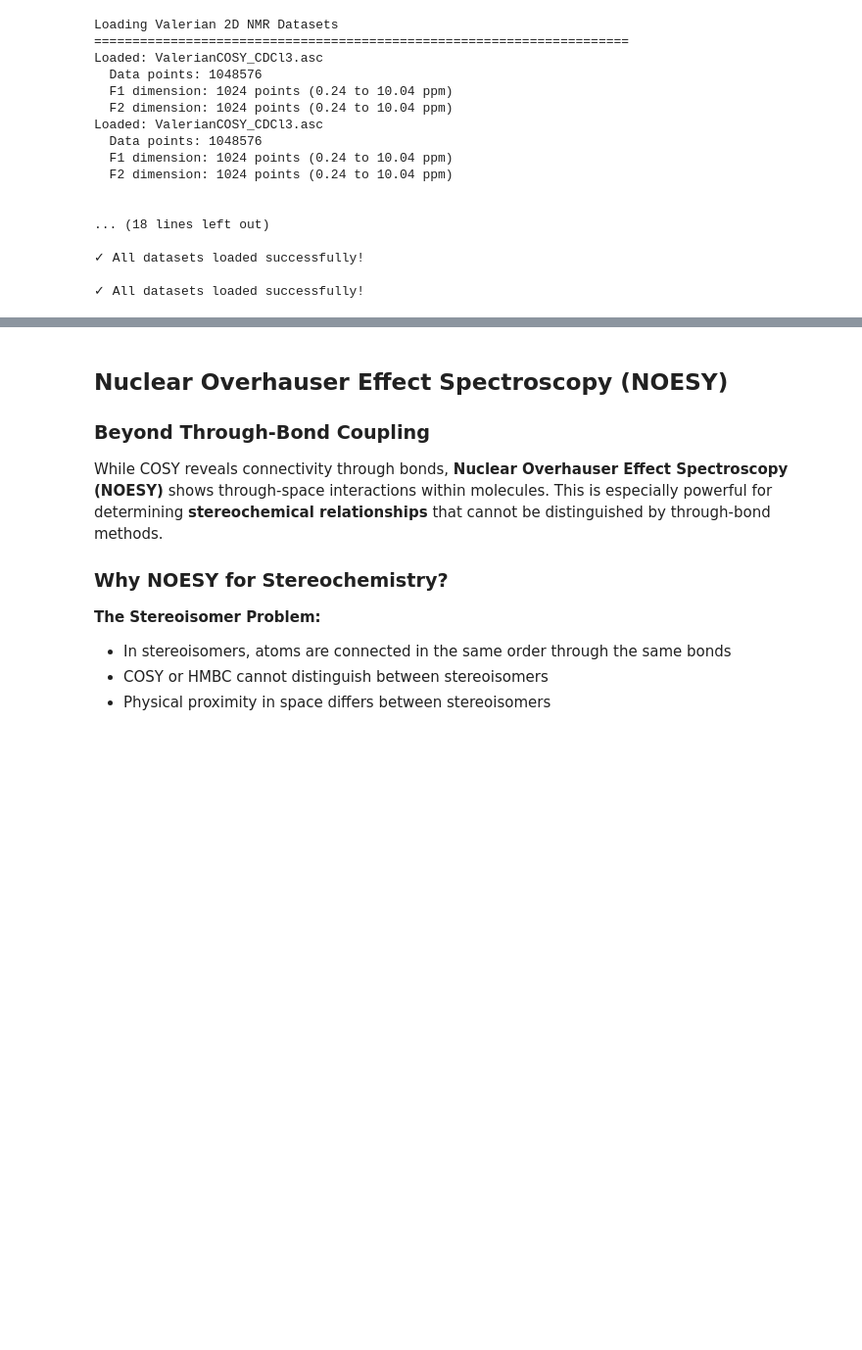
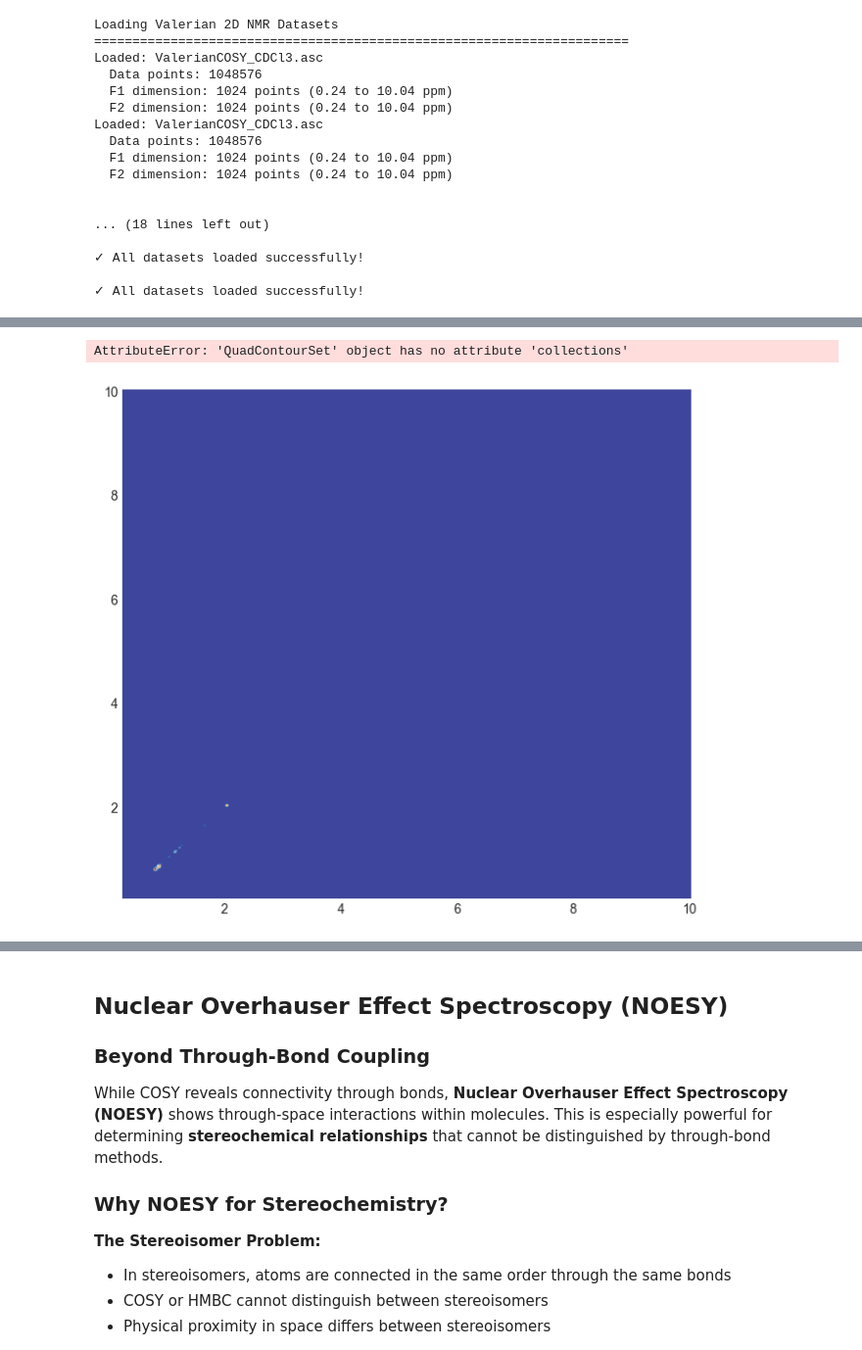
Before and after one commit to Quintinlf/NMR-Project, a Jupyter notebook: fall_semester_2025/2D_nmr.ipynb, the cells around one changed output, grey strips where cells are left out. Shown at 98% size. Cells and saved outputs as stored; diff of their text form; code cells hidden in the pictures; blank space fills up the shorter version.

Commit message:
Started the presentation parts

```diff
--- a/fall_semester_2025/2D_nmr.ipynb
+++ b/fall_semester_2025/2D_nmr.ipynb
@@ -1294,0 +778,70 @@ This notebook now includes **real experimental 2D NMR data** from Valerian root
+# %%
+# Plot COSY spectrum from real Valerian data with projections (enhanced peak visibility)
+from scipy.ndimage import gaussian_filter
+
+# Smooth slightly to aid weak peak visualization (non-destructive)
+cosy_intensity_sm = gaussian_filter(cosy_data['intensity_grid'], sigma=0.6)
+
+fig = plt.figure(figsize=(10, 9))
+gs = fig.add_gridspec(2, 2, width_ratios=[4, 1], height_ratios=[1, 4],
+                      hspace=0.05, wspace=0.05)
+
+# Main 2D plot
+ax_main = fig.add_subplot(gs[1, 0])
+ax_main.set_facecolor('white')  # make middle white
+
+# Robust level selection using percentiles to avoid empty-looking grids
+imax = np.max(cosy_intensity_sm)
+low = np.percentile(cosy_intensity_sm, 90) * 0.2  # start lower
+levels = np.linspace(max(low, imax * 0.01), imax * 0.85, 50)
+
+contourf = ax_main.contourf(cosy_data['f2_grid'], cosy_data['f1_grid'],
+                            cosy_intensity_sm,
+                            levels=60, cmap='RdYlBu_r', alpha=0.95)
+# Optional: lighten fill to make white background more visible
+for c in contourf.collections:
+    c.set_alpha(0.85)
+# Keep dashed diagonal and “spots” (contour lines)
+ax_main.contour(cosy_data['f2_grid'], cosy_data['f1_grid'],
+                cosy_intensity_sm,
+                levels=levels, colors='black', linewidths=0.6, alpha=0.6)
+
+# Diagonal
+f_min = min(cosy_data['f2'].min(), cosy_data['f1'].min())
+f_max = max(cosy_data['f2'].max(), cosy_data['f1'].max())
+ax_main.plot([f_min, f_max], [f_min, f_max], 'k--', linewidth=1.2, alpha=0.6)
+
+ax_main.set_xlabel('F2: ¹H Chemical Shift (ppm)', fontsize=11, fontweight='bold')
+ax_main.set_ylabel('F1: ¹H Chemical Shift (ppm)', fontsize=11, fontweight='bold')
+ax_main.invert_xaxis()
+ax_main.invert_yaxis()
+
+# Top projection (F2 dimension)
+ax_top = fig.add_subplot(gs[0, 0], sharex=ax_main)
+f2_projection = np.sum(cosy_intensity_sm, axis=0)
+ax_top.plot(cosy_data['f2'], f2_projection, 'g-', linewidth=1.2)
+ax_top.fill_between(cosy_data['f2'], f2_projection, alpha=0.3, color='green')
+ax_top.set_ylabel('Intensity', fontsize=9)
+ax_top.tick_params(labelbottom=False)
+ax_top.set_title('¹H-¹H COSY - Valerian Root Extract', fontsize=13, fontweight='bold', pad=10)
+
+# Right projection (F1 dimension)
+ax_right = fig.add_subplot(gs[1, 1], sharey=ax_main)
+f1_projection = np.sum(cosy_intensity_sm, axis=1)
+ax_right.plot(f1_projection, cosy_data['f1'], 'g-', linewidth=1.2)
+ax_right.fill_betweenx(cosy_data['f1'], f1_projection, alpha=0.3, color='green')
+ax_right.set_xlabel('Intensity', fontsize=9)
+ax_right.tick_params(labelleft=False)
+
+plt.tight_layout()
+plt.show()
+
+print("COSY Spectrum Analysis - Valerian Root")
+print("=" * 70)
+print(f"F1 range: {cosy_data['f1'].min():.2f} to {cosy_data['f1'].max():.2f} ppm")
+print(f"F2 range: {cosy_data['f2'].min():.2f} to {cosy_data['f2'].max():.2f} ppm")
+print(f"Max intensity (smoothed): {imax:.2e}")
+print("\nAdjusted levels for better peak picking and visibility.")
+# %% [output]
+AttributeError: 'QuadContourSet' object has no attribute 'collections'
+[figure, added]
```
Also changed, not shown: parts of 26 cells of this notebook, 11 other files.
